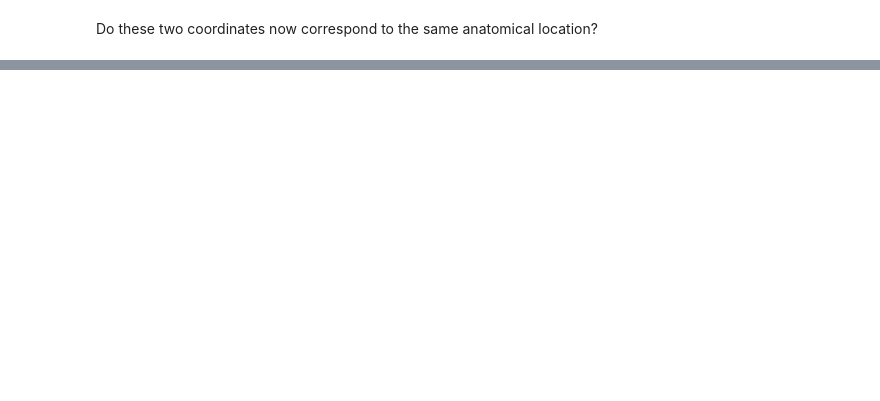
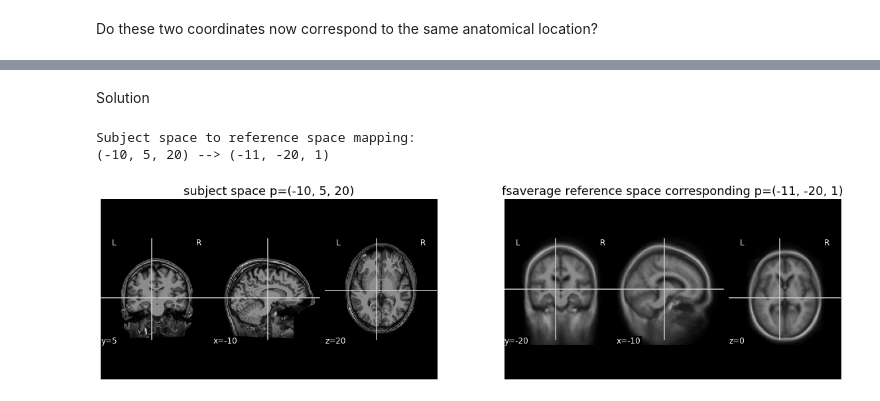
Before and after one commit to mary-tziraki/IDEAS_SDC, a Jupyter notebook: code/07-spatial-norm.ipynb, the cells around one changed output, grey strips where cells are left out. Saved outputs shown, nothing was run; the diff lists cells and outputs as text; code cells hidden in the pictures; blank space fills up the shorter version.

```diff
--- a/code/07-spatial-norm.ipynb
+++ b/code/07-spatial-norm.ipynb
@@ -315,0 +307,29 @@ ax.set_title('fsaverage reference space corresponding p={}'.format(cut_coords_af
+# %% [markdown]
+Solution
+# %%
+cut_coords = (-10,5,20)
+
+# apply the affine (A) to our cut_coords
+cut_coords_affine_transformed = apply_affine(A, cut_coords)
+
+# get the coordinates into a nice format to print
+cut_coords_affine_transformed_print = tuple(cut_coords_affine_transformed.round().astype(int))
+
+# look at native space coordinates and corresponding reference space coordinates
+print('Subject space to reference space mapping: \n' +
+      str(cut_coords) +  ' --> ' + str(cut_coords_affine_transformed_print))
+
+# plot
+fig, axes = plt.subplots(1,2, sharex=True, sharey=True, figsize=(20,5))
+
+ax=axes[0]
+plotting.plot_anat(subject_T1, title="", cut_coords=cut_coords, vmax=200, axes=ax)
+ax.set_title('subject space p={}'.format(cut_coords), fontsize=18)
+
+ax=axes[1]
+plotting.plot_anat(fsaverage_T1, title="", cut_coords=cut_coords_affine_transformed, vmax=200, axes=ax)
+ax.set_title('fsaverage reference space corresponding p={}'.format(cut_coords_affine_transformed_print), fontsize=18);
+# %% [output]
+Subject space to reference space mapping:
+(-10, 5, 20) --> (-11, -20, 1)
+[figure, added]
```
Also changed, not shown: parts of 11 cells of this notebook.
